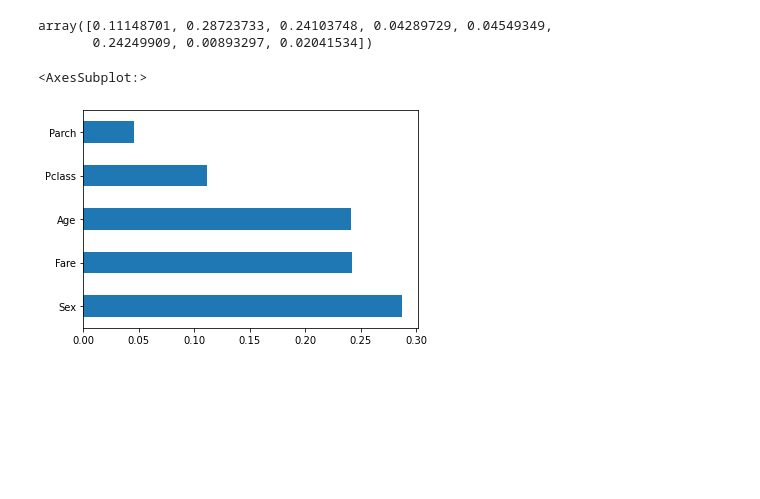
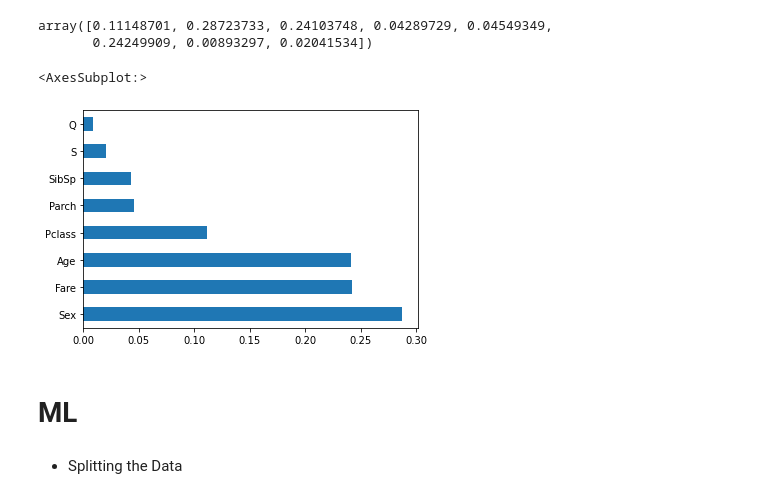
Before and after one commit to Naveen-Karanamu/Titanic-Survival, a Jupyter notebook: main.ipynb, the cells around one changed output. Drawn from its saved outputs; the diff is of its cells as text; code cells hidden in the pictures; blank space fills up the shorter version.

Commit message:
Splitted: Data

```diff
--- a/main.ipynb
+++ b/main.ipynb
@@ -551,7 +551,11 @@ array([0.11148701, 0.28723733, 0.24103748, 0.04289729, 0.04549349,
        0.24249909, 0.00893297, 0.02041534])
 # %%
 feat_imp=pd.Series(feat.feature_importances_,index=x.columns)
-feat_imp.nlargest(5).plot(kind='barh')
+feat_imp.nlargest(8).plot(kind='barh')
 # %% [output]
 <AxesSubplot:>
-[figure, old version]
+[figure, new version]
+# %% [markdown]
+# ML
+# %% [markdown]
+* Splitting the Data
```
Also changed, not shown: parts of 3 cells of this notebook.
